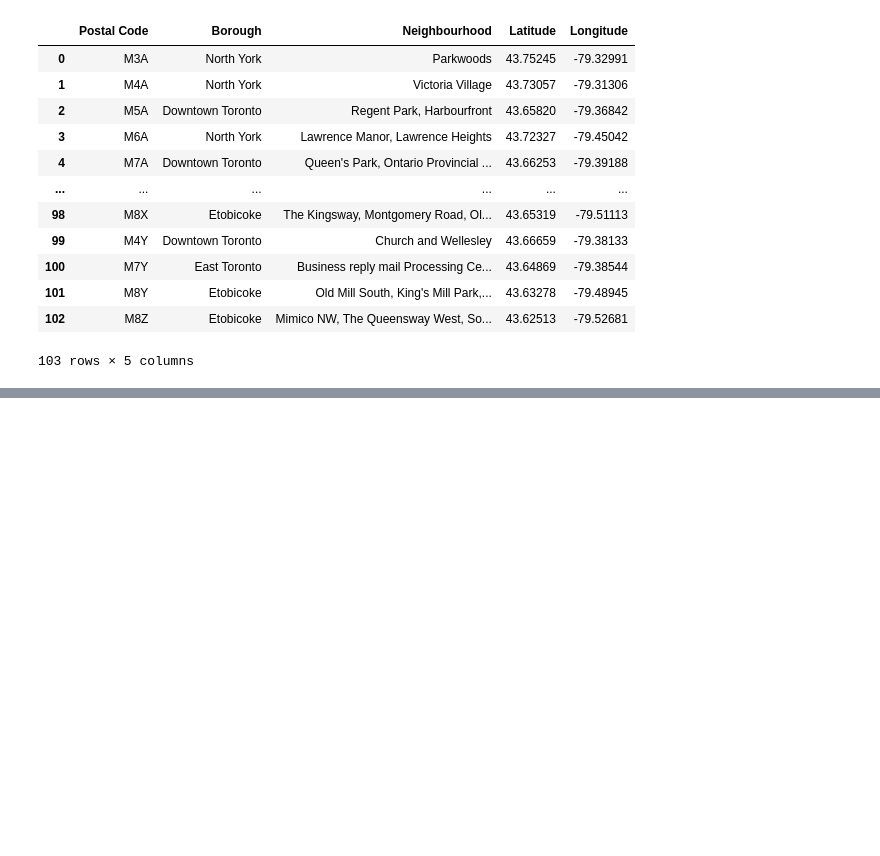
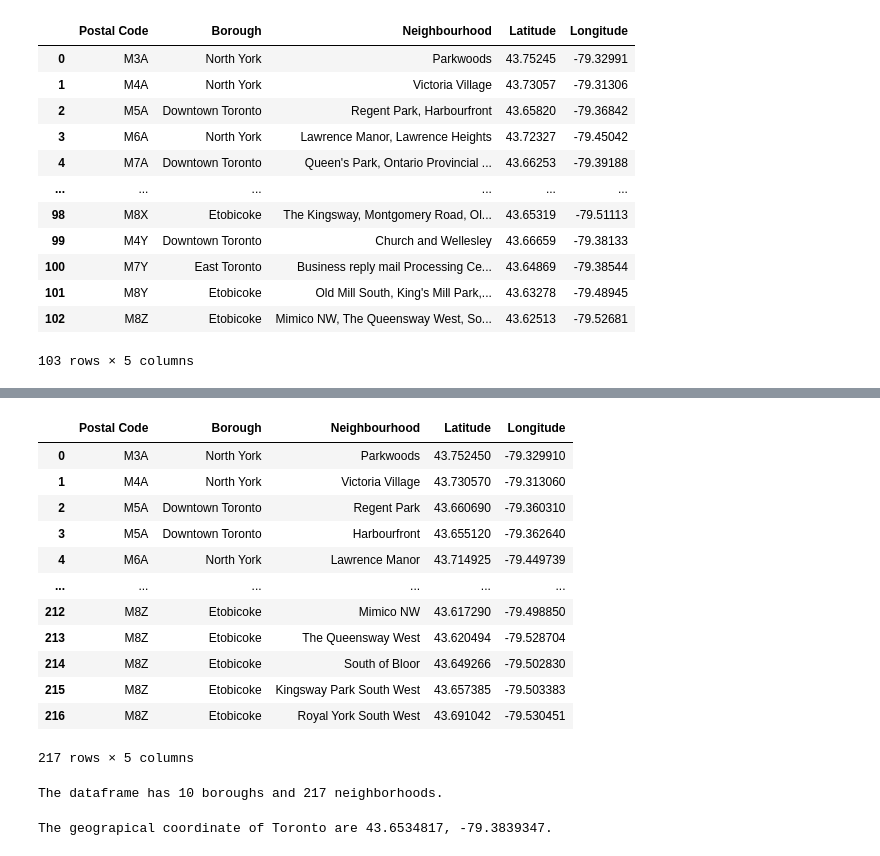
Before and after one commit to syzsyzsyzyzs/IBM_assignment, a Jupyter notebook: Segmenting and Clustering Neighborhoods in Toronto.ipynb, the cells around one changed output, grey strips where cells are left out. Drawn from its saved outputs; the diff is of its cells as text; code cells hidden in the pictures; blank space fills up the shorter version.

```diff
--- a/Segmenting and Clustering Neighborhoods in Toronto.ipynb
+++ b/Segmenting and Clustering Neighborhoods in Toronto.ipynb
@@ -182,0 +218,65 @@ new_table
+# %%
+lat = []
+lng = []
+for i in range(new_table.shape[0]):
+    postal_code = new_table.loc[i,'Postal Code']
+    Borough = new_table.loc[i,'Borough']
+    address = '{}, Toronto, ON {}'.format(Borough, postal_code)
+    g = geocoder.arcgis(address)
+    lat.append(g.lat)
+    lng.append(g.lng)
+# %%
+toronto_table = pd.DataFrame(columns=new_table.columns)
+
+for i in new_table.index:
+    if (len(new_table.loc[i,'Neighbourhood'].split(','))==1):
+        toronto_table = toronto_table.append(new_table.loc[[i]], ignore_index=True)
+    elif (len(new_table.loc[i,'Neighbourhood'].split(','))>1):
+        for neighbourhood in new_table.loc[i,'Neighbourhood'].split(','):
+            neighbourhood = neighbourhood.strip()
+            toronto_table = toronto_table.append(new_table.loc[[i]], ignore_index=True)
+            toronto_table.iloc[-1,2] = neighbourhood
+
+            postal_code = toronto_table.iloc[-1, 0]
+            borough = toronto_table.iloc[-1, 1]
+            neighbourhood = toronto_table.iloc[-1, 2]
+            address = "{}, {}, Toronto, ON {}".format(neighbourhood, borough, postal_code)
+            g = geocoder.arcgis(address)
+            toronto_table.iloc[-1,3] = g.lat
+            toronto_table.iloc[-1,4] = g.lng
+    else:
+        print("Error occurs at", i, ' row.')
+# %%
+toronto_table
+# %% [output]
+|  | Postal Code | Borough | Neighbourhood | Latitude | Longitude |
+| 0 | M3A | North York | Parkwoods | 43.752450 | -79.329910 |
+| 1 | M4A | North York | Victoria Village | 43.730570 | -79.313060 |
+| 2 | M5A | Downtown Toronto | Regent Park | 43.660690 | -79.360310 |
+| 3 | M5A | Downtown Toronto | Harbourfront | 43.655120 | -79.362640 |
+| 4 | M6A | North York | Lawrence Manor | 43.714925 | -79.449739 |
+| ... | ... | ... | ... | ... | ... |
+| 212 | M8Z | Etobicoke | Mimico NW | 43.617290 | -79.498850 |
+| 213 | M8Z | Etobicoke | The Queensway West | 43.620494 | -79.528704 |
+| 214 | M8Z | Etobicoke | South of Bloor | 43.649266 | -79.502830 |
+| 215 | M8Z | Etobicoke | Kingsway Park South West | 43.657385 | -79.503383 |
+| 216 | M8Z | Etobicoke | Royal York South West | 43.691042 | -79.530451 |
+217 rows × 5 columns
+# %%
+print('The dataframe has {} boroughs and {} neighborhoods.'.format(
+        len(toronto_table['Borough'].unique()),
+        toronto_table.shape[0]
+    )
+)
+# %% [output]
+The dataframe has 10 boroughs and 217 neighborhoods.
+# %%
+address = ' Toronto, ON'
+
+geolocator = Nominatim(user_agent="Toronto_explorer")
+location = geolocator.geocode(address)
+latitude = location.latitude
+longitude = location.longitude
+print('The geograpical coordinate of Toronto are {}, {}.'.format(latitude, longitude))
+# %% [output]
+The geograpical coordinate of Toronto are 43.6534817, -79.3839347.
```
Also changed, not shown: parts of 41 cells of this notebook.
